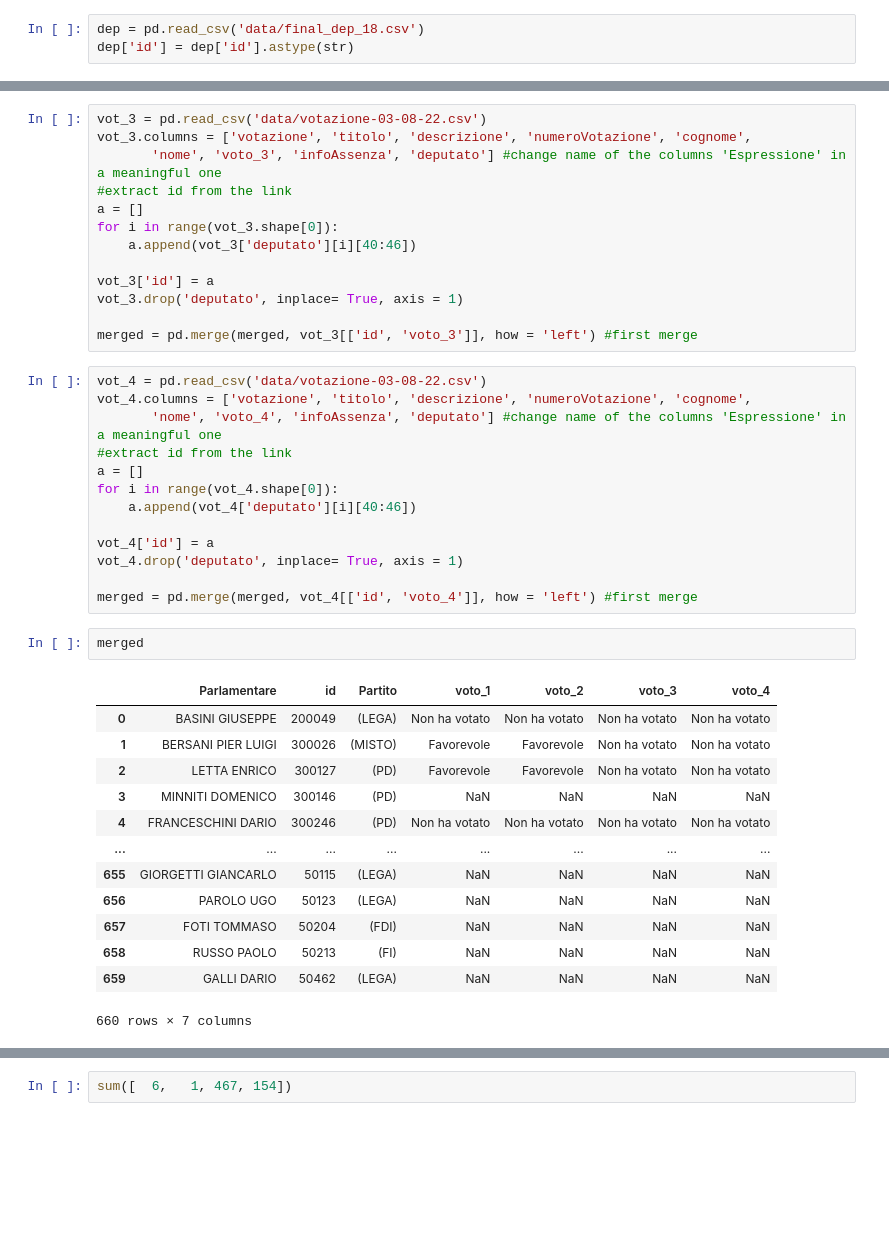
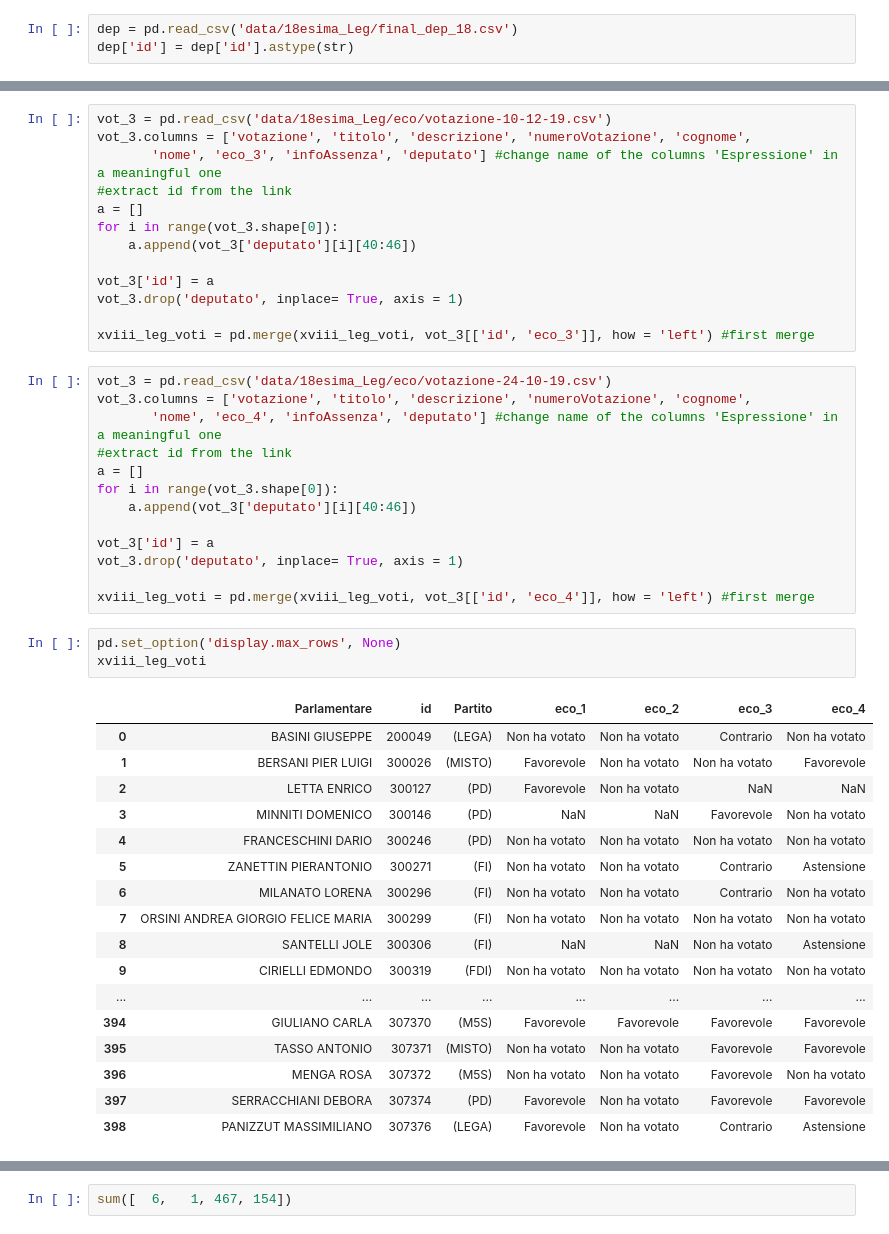
Before and after one commit to AndreaFrasson/SNA-project, a Jupyter notebook: Similarity.ipynb, the cells around one changed output, grey strips where cells are left out. Saved outputs shown, nothing was run; the diff lists cells and outputs as text; blank space fills up the shorter version.

```diff
--- a/Similarity.ipynb
+++ b/Similarity.ipynb
@@ -12,4 +10,4 @@ from matplotlib import pyplot as plt
 # %%
-dep = pd.read_csv('data/final_dep_18.csv')
+dep = pd.read_csv('data/18esima_Leg/final_dep_18.csv')
 dep['id'] = dep['id'].astype(str)
 # %%
@@ -41,7 +39,7 @@ merged = pd.merge(merged, vot_2[['id', 'voto_2']], how = 'left') #first merge
 # %%
-vot_3 = pd.read_csv('data/votazione-03-08-22.csv')
+vot_3 = pd.read_csv('data/18esima_Leg/eco/votazione-10-12-19.csv')
 vot_3.columns = ['votazione', 'titolo', 'descrizione', 'numeroVotazione', 'cognome',
-       'nome', 'voto_3', 'infoAssenza', 'deputato'] #change name of the columns 'Espressione' in a meaningful one
+       'nome', 'eco_3', 'infoAssenza', 'deputato'] #change name of the columns 'Espressione' in a meaningful one
 #extract id from the link
 a = []
 for i in range(vot_3.shape[0]):
@@ -50,33 +48,38 @@ for i in range(vot_3.shape[0]):
 vot_3['id'] = a
 vot_3.drop('deputato', inplace= True, axis = 1)
 
-merged = pd.merge(merged, vot_3[['id', 'voto_3']], how = 'left') #first merge
+xviii_leg_voti = pd.merge(xviii_leg_voti, vot_3[['id', 'eco_3']], how = 'left') #first merge
 # %%
-vot_4 = pd.read_csv('data/votazione-03-08-22.csv')
-vot_4.columns = ['votazione', 'titolo', 'descrizione', 'numeroVotazione', 'cognome',
-       'nome', 'voto_4', 'infoAssenza', 'deputato'] #change name of the columns 'Espressione' in a meaningful one
+vot_3 = pd.read_csv('data/18esima_Leg/eco/votazione-24-10-19.csv')
+vot_3.columns = ['votazione', 'titolo', 'descrizione', 'numeroVotazione', 'cognome',
+       'nome', 'eco_4', 'infoAssenza', 'deputato'] #change name of the columns 'Espressione' in a meaningful one
 #extract id from the link
 a = []
-for i in range(vot_4.shape[0]):
-    a.append(vot_4['deputato'][i][40:46])
+for i in range(vot_3.shape[0]):
+    a.append(vot_3['deputato'][i][40:46])
 
-vot_4['id'] = a
-vot_4.drop('deputato', inplace= True, axis = 1)
+vot_3['id'] = a
+vot_3.drop('deputato', inplace= True, axis = 1)
 
-merged = pd.merge(merged, vot_4[['id', 'voto_4']], how = 'left') #first merge
+xviii_leg_voti = pd.merge(xviii_leg_voti, vot_3[['id', 'eco_4']], how = 'left') #first merge
-# %%
-merged
-# %% [output]
-|  | Parlamentare | id | Partito | voto_1 | voto_2 | voto_3 | voto_4 |
-| 0 | BASINI GIUSEPPE | 200049 | (LEGA) | Non ha votato | Non ha votato | Non ha votato | Non ha votato |
-| 1 | BERSANI PIER LUIGI | 300026 | (MISTO) | Favorevole | Favorevole | Non ha votato | Non ha votato |
-| 2 | LETTA ENRICO | 300127 | (PD) | Favorevole | Favorevole | Non ha votato | Non ha votato |
-| 3 | MINNITI DOMENICO | 300146 | (PD) | NaN | NaN | NaN | NaN |
-| 4 | FRANCESCHINI DARIO | 300246 | (PD) | Non ha votato | Non ha votato | Non ha votato | Non ha votato |
-| ... | ... | ... | ... | ... | ... | ... | ... |
-| 655 | GIORGETTI GIANCARLO | 50115 | (LEGA) | NaN | NaN | NaN | NaN |
-| 656 | PAROLO UGO | 50123 | (LEGA) | NaN | NaN | NaN | NaN |
-| 657 | FOTI TOMMASO | 50204 | (FDI) | NaN | NaN | NaN | NaN |
-| 658 | RUSSO PAOLO | 50213 | (FI) | NaN | NaN | NaN | NaN |
-| 659 | GALLI DARIO | 50462 | (LEGA) | NaN | NaN | NaN | NaN |
-660 rows × 7 columns
+# %%
+pd.set_option('display.max_rows', None)
+xviii_leg_voti
+# %% [output]
+|  | Parlamentare | id | Partito | eco_1 | eco_2 | eco_3 | eco_4 |
+| 0 | BASINI GIUSEPPE | 200049 | (LEGA) | Non ha votato | Non ha votato | Contrario | Non ha votato |
+| 1 | BERSANI PIER LUIGI | 300026 | (MISTO) | Favorevole | Non ha votato | Non ha votato | Favorevole |
+| 2 | LETTA ENRICO | 300127 | (PD) | Favorevole | Non ha votato | NaN | NaN |
+| 3 | MINNITI DOMENICO | 300146 | (PD) | NaN | NaN | Favorevole | Non ha votato |
+| 4 | FRANCESCHINI DARIO | 300246 | (PD) | Non ha votato | Non ha votato | Non ha votato | Non ha votato |
+| 5 | ZANETTIN PIERANTONIO | 300271 | (FI) | Non ha votato | Non ha votato | Contrario | Astensione |
+| 6 | MILANATO LORENA | 300296 | (FI) | Non ha votato | Non ha votato | Contrario | Non ha votato |
+| 7 | ORSINI ANDREA GIORGIO FELICE MARIA | 300299 | (FI) | Non ha votato | Non ha votato | Non ha votato | Non ha votato |
+| 8 | SANTELLI JOLE | 300306 | (FI) | NaN | NaN | Non ha votato | Astensione |
+| 9 | CIRIELLI EDMONDO | 300319 | (FDI) | Non ha votato | Non ha votato | Non ha votato | Non ha votato |
+| ... | ... | ... | ... | ... | ... | ... | ... |
+| 394 | GIULIANO CARLA | 307370 | (M5S) | Favorevole | Favorevole | Favorevole | Favorevole |
+| 395 | TASSO ANTONIO | 307371 | (MISTO) | Non ha votato | Non ha votato | Favorevole | Favorevole |
+| 396 | MENGA ROSA | 307372 | (M5S) | Non ha votato | Non ha votato | Favorevole | Non ha votato |
+| 397 | SERRACCHIANI DEBORA | 307374 | (PD) | Favorevole | Non ha votato | Favorevole | Favorevole |
+| 398 | PANIZZUT MASSIMILIANO | 307376 | (LEGA) | Favorevole | Non ha votato | Contrario | Astensione |
```
Also changed, not shown: parts of 25 cells of this notebook.
